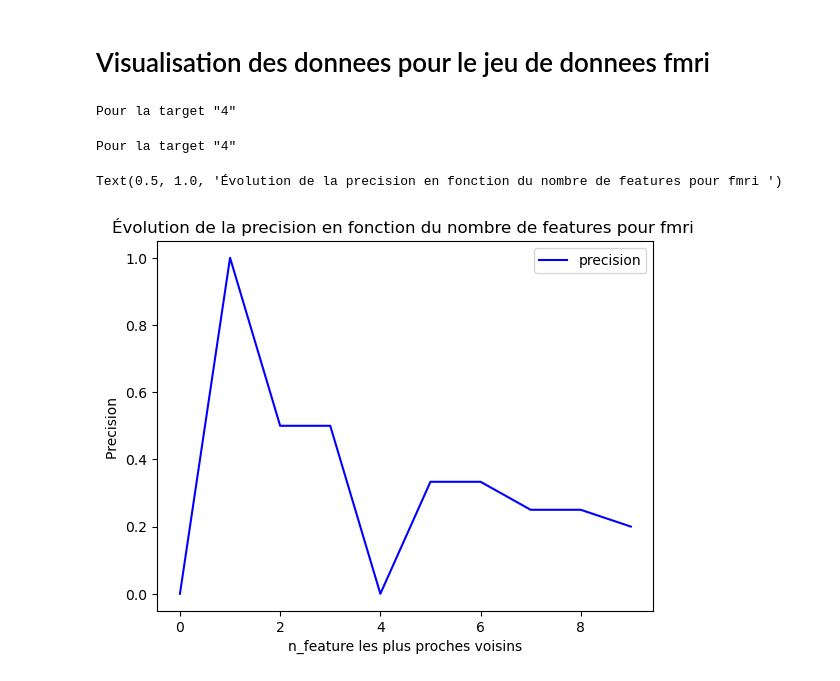
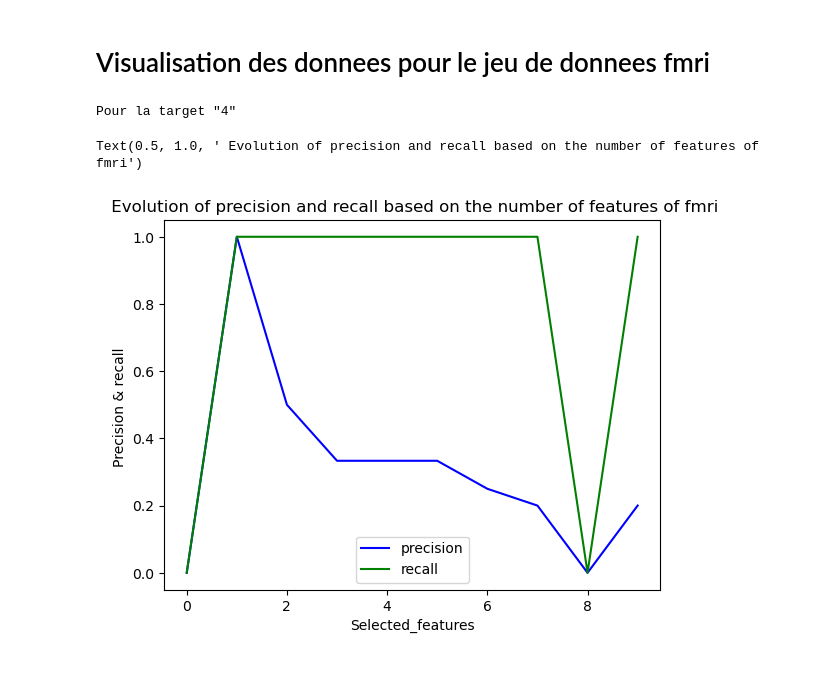
Before and after one commit to amineelmaazouz/Causal-Feature-Selection-in-large-Multivariate-Time-Series-MTS-for-Forecasting-Problems, a Jupyter notebook: projet2A.ipynb, the cells around one changed output. Cells and saved outputs as stored; diff of their text form; code cells hidden in the pictures.

```diff
--- a/projet2A.ipynb
+++ b/projet2A.ipynb
@@ -711,6 +690,7 @@ filename = 'data_0.csv'
 
 
 # Appeler la fonction avec les paramètres nécessaires
-print(open_dataset_and_ground_truth(dataset_name, filename))
-df, var_names, causes_attributes_dict, lagged_causes_attributes_dict=open_dataset_and_ground_truth(dataset_name,filename)
+
+
+df, var_names, causes_attributes_dict, lagged_causes_attributes_dict,summary_graph,ground_truth_graph=open_dataset_and_ground_truth(dataset_name,filename)
 # %% [output]
@@ -773,17 +801,17 @@ Pour la colonne target: "3" on obtient les performances suivantes pour le jeu de
 # %% [markdown]
 # Visualisation pour varsmall
 # %%
-Y,X,Z=[],[],[]
-target=random.choice(var_names)
+Y1,X1,Z1=[],[],[]
+target="2"
 ground_truth_causes = causes_attributes_dict[target]
 
 n_feature=0 #nombre de feature de la fonction rrelieff
 for i in range(0,10):
     selected=apply_Rrelieff(df2,n_feature,target)
     dict_metrics=compute_stats_selected(total_columns,selected,ground_truth_causes,None,selection_mode="variable")
-    Y.append(dict_metrics['precision'])
-    X.append(n_feature)
-    Z.append(dict_metrics['recall'])
+    Y1.append(dict_metrics['precision'])
+    X1.append(n_feature)
+    Z1.append(dict_metrics['recall'])
     n_feature+=1
 # %%
 print(f'Pour la target "{target}"')
@@ -836,5 +854,5 @@ filename = 'timeseries1.csv'
 
 # Appeler la fonction avec les paramètres nécessaires
 print(open_dataset_and_ground_truth(dataset_name, filename))
-df, var_names, causes_attributes_dict, lagged_causes_attributes_dict=open_dataset_and_ground_truth(dataset_name,filename)
+df, var_names, causes_attributes_dict, lagged_causes_attributes_dict,summary_graph,ground_truth_graph=open_dataset_and_ground_truth(dataset_name,filename)
 # %% [output]
@@ -889,28 +951,26 @@ Pour la colonne target: "4" on obtient les performances suivantes pour le jeu de
 # %% [markdown]
 # Visualisation des donnees pour le jeu de donnees fmri
 # %%
-Y,X,Z=[],[],[]
-target=random.choice(var_names)
+Y2,X2,Z2=[],[],[]
+target="4"
 ground_truth_causes = causes_attributes_dict[target]
-print(f'Pour la target "{target}"')
 n_feature=0 #nombre de feature de la fonction rrelieff
 for i in range(0,10):
     selected=apply_Rrelieff(df3,n_feature,target)
     dict_metrics=compute_stats_selected(total_columns,selected,ground_truth_causes,None,selection_mode="variable")
-    Y.append(dict_metrics['precision'])
-    X.append(n_feature)
-    Z.append(dict_metrics['recall'])
+    Y2.append(dict_metrics['precision'])
+    X2.append(n_feature)
+    Z2.append(dict_metrics['recall'])
     n_feature+=1
-# %% [output]
-Pour la target "4"
 # %%
 print(f'Pour la target "{target}"')
-plt.plot(X,Y,'b',label='precision')
+plt.plot(X2,Y2,'b',label='precision')
+plt.plot(X2,Z2,'g',label='recall')
 plt.legend()
-plt.xlabel('n_feature les plus proches voisins')
-plt.ylabel('Precision ')
-plt.title('Évolution de la precision en fonction du nombre de features pour fmri ')
+plt.xlabel('Selected_features')
+plt.ylabel('Precision & recall ')
+plt.title(' Evolution of precision and recall based on the number of features of fmri')
 # %% [output]
 Pour la target "4"
-Text(0.5, 1.0, 'Évolution de la precision en fonction du nombre de features pour fmri ')
+Text(0.5, 1.0, ' Evolution of precision and recall based on the number of features of fmri')
-[figure, old version]
+[figure, new version]
```
Also changed, not shown: parts of 30 cells of this notebook.
